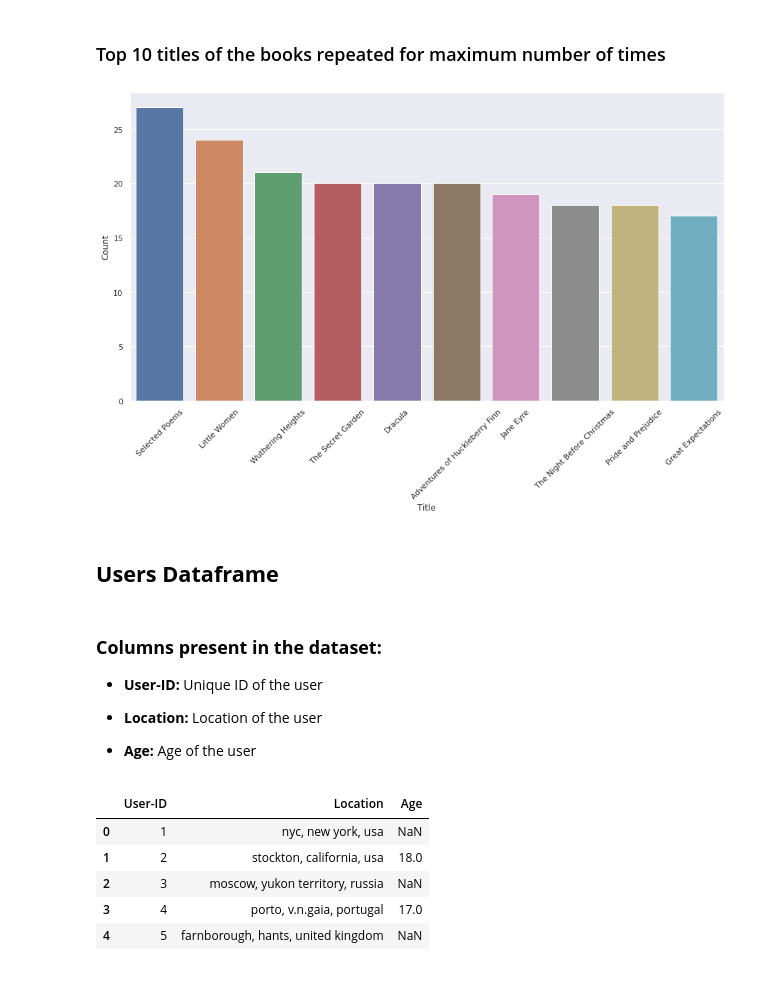
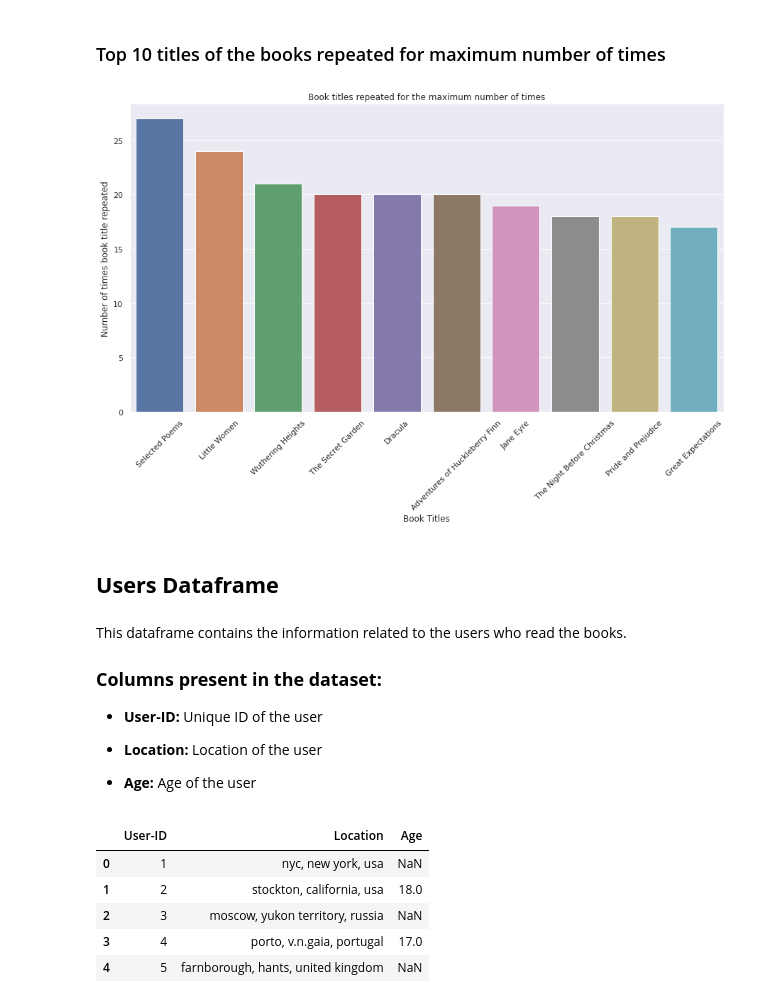
Before and after one commit to rsonar821/Unsupervised-Learning-Capstone-Project, a Jupyter notebook: Book_Recommender_System.ipynb, the cells around one changed output. Drawn from its saved outputs; the diff is of its cells as text; code cells hidden in the pictures.

```diff
--- a/Book_Recommender_System.ipynb
+++ b/Book_Recommender_System.ipynb
@@ -263,22 +265,24 @@ max_titles.rename(columns = {'index':'Title', 'Title':'Count'}, inplace = True)
 # %%
 # Defining the plot size
 plt.figure(figsize=(15,8))
 
 # Plotting a bargraph
-sns.barplot(x = 'Title', y = 'Count', data = max_titles)
+figure = sns.barplot(x = 'Title', y = 'Count', data = max_titles)
 
 # Defining the title, xticks rotation and x and y labels
 plt.xticks(rotation=45)
 figure.set(title='Book titles repeated for the maximum number of times')
 figure.set(xlabel='Book Titles', ylabel='Number of times book title repeated')
 
 # Displaying the graph
 plt.show(figure)
 # %% [output]
-[figure, old version]
+[figure, new version]
 # %% [markdown]
 ## **Users Dataframe**
 # %% [markdown]
+This dataframe contains the information related to the users who read the books.
+
 ### **Columns present in the dataset:**
 
 
```
Also changed, not shown: parts of 32 cells of this notebook.
